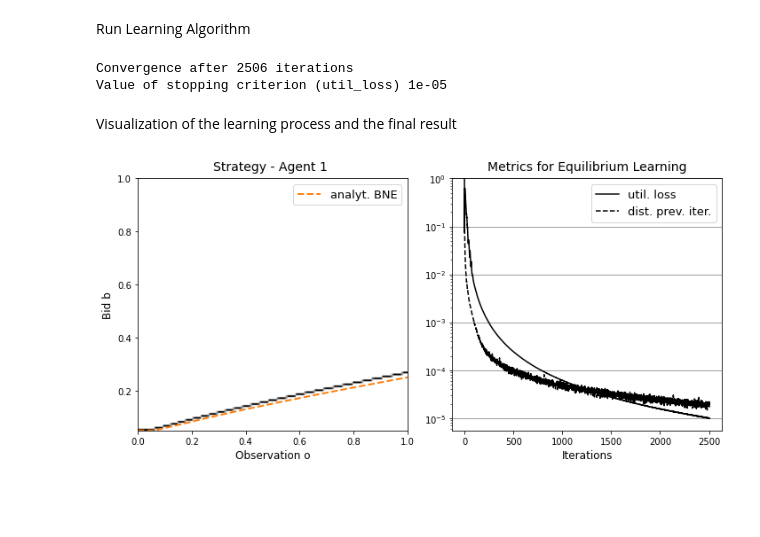
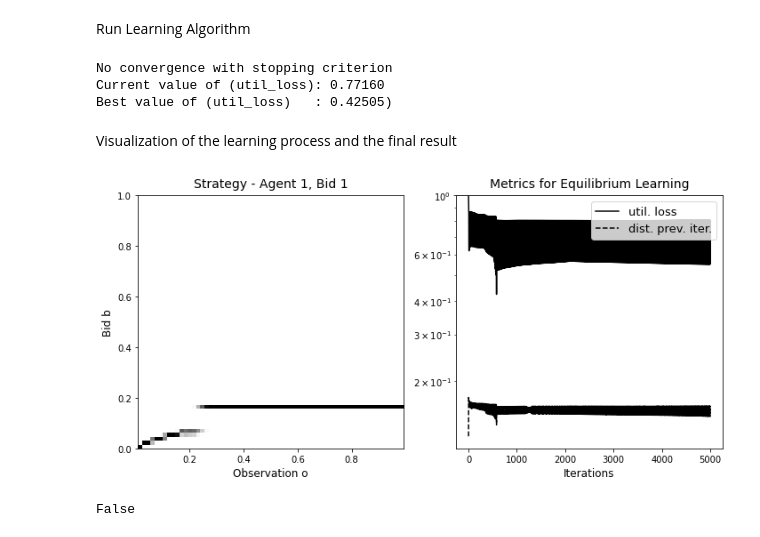
Before and after one commit to MOberlechner/soda, a Jupyter notebook: notebooks/examples/single_item_auction_roi.ipynb, the cells around one changed output. Cells and saved outputs as stored; diff of their text form; code cells hidden in the pictures; blank space fills up the shorter version.

```diff
--- a/notebooks/examples/single_item_auction_roi.ipynb
+++ b/notebooks/examples/single_item_auction_roi.ipynb
@@ -55,28 +38,26 @@ Specify Learning Algorithm
 max_iter = int(5e3)
 tol = 1e-5
 stop_criterion = 'util_loss'
-regularizer = 'euclidean'
-steprule_bool = True
-eta = 1
-beta = 1/2
+param_learner = {
+    "mirror_map": "euclidean",
+    "steprule_bool": True,
+    "eta": 10,
+    "beta": 0.5,
+}
 
-#learner = SODA(max_iter, tol, stop_criterion, regularizer, steprule_bool, eta, beta)
-#learner = SOMA(max_iter, tol, stop_criterion, regularizer, steprule_bool, eta, beta)
-learner = FrankWolfe(max_iter, tol, stop_criterion, 'standard', False, eta, beta)
+config.create_config_learner("soma", max_iter, tol, stop_criterion, param_learner)
+learner = config.create_learner()
 # %% [markdown]
 Run Learning Algorithm
 # %%
 #create and initialize strategies
-strategies = {}
-for i in game.set_bidder:
-    strategies[i] = Strategy(i, game)
-    strategies[i].initialize('equal')
-    #strategies[i].initialize('matrix', {"init_matrix": bne})
+strategies = config.create_strategies(game, "random")
 
-# run soda
-learner.run(mechanism, game, strategies, disable_tqdm_bool=False, print_result_bool=True, save_history_bool=True)
+# run learn algorithm
+learner.run(game, strategies, disable_tqdm_bool=False, print_result_bool=True, save_history_bool=True)
 # %% [output]
-Convergence after 2506 iterations
-Value of stopping criterion (util_loss) 1e-05
+No convergence with stopping criterion
+Current value of (util_loss): 0.77160
+Best value of (util_loss)   : 0.42505)
 # %% [markdown]
 Visualization of the learning process and the final result
@@ -99,4 +64,4 @@ bne = [bne_roi(xi, len(bidder), 0.05) for xi in strategies['1'].o_discr]
 # %%
-strategies['1'].plot(metrics=True, beta=bne)
+strategies['1'].plot(metrics=True)
 # %% [output]
-[figure, old version]
+[figure, new version]
@@ -102,0 +79,4 @@ strategies['1'].plot(metrics=True, beta=bne)
+# %%
+np.allclose(gradient1, gradient2)
+# %% [output]
+False
```
Also changed, not shown: parts of 13 cells of this notebook, 2 other files.
